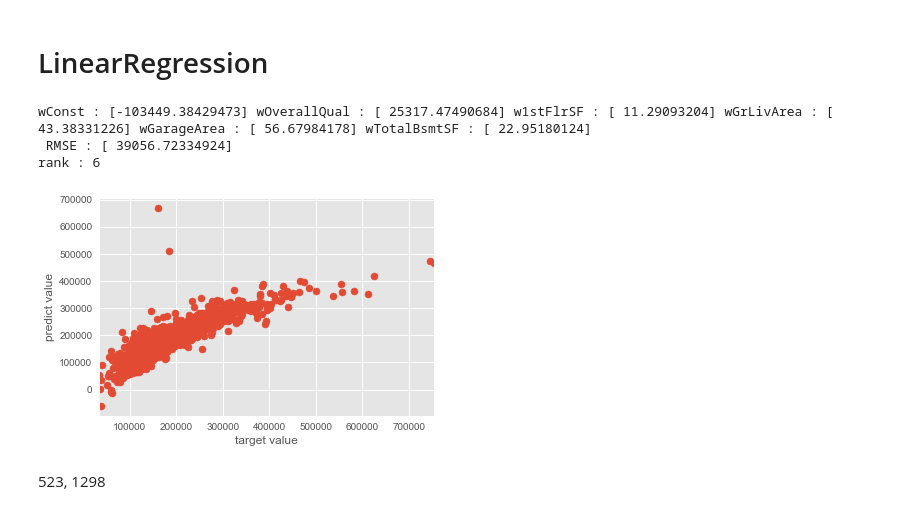
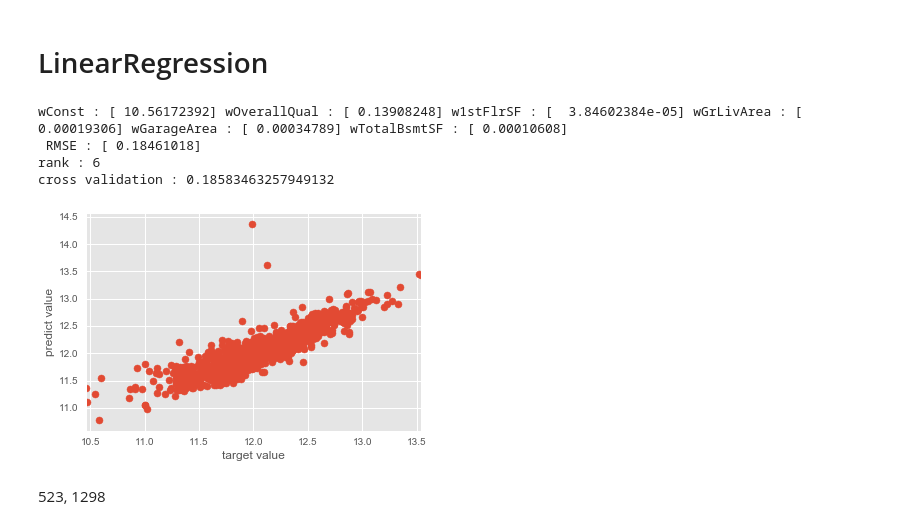
Before and after one commit to wjy5446/house-price-project, a Jupyter notebook: YoonJaeyoung/3-feature-selection.ipynb, the cells around one changed output. Cells and saved outputs as stored; diff of their text form; code cells hidden in the pictures.

Commit message:
make logarithm data

```diff
--- a/YoonJaeyoung/3-feature-selection.ipynb
+++ b/YoonJaeyoung/3-feature-selection.ipynb
@@ -32,5 +34,5 @@ def LinearReg(data, target, *features):
 # %%
 plt.style.use("ggplot")
 # %%
-df_train = pd.read_csv("../data/train.csv")
+df_train = pd.read_csv("../data/new_train.csv")
 df_test = pd.read_csv("../data/test.csv")
@@ -43,12 +39,13 @@ df_train_qual = extractQualFromDF(df_train, include_list = list_quanToqual)
 # %% [markdown]
 # LinearRegression
 # %%
-LinearReg(df_train, "SalePrice", "OverallQual", "1stFlrSF", "GrLivArea", "GarageArea", "TotalBsmtSF")
+LinearReg(df_train, "log_SalePrice", "OverallQual", "1stFlrSF", "GrLivArea", "GarageArea", "TotalBsmtSF")
 # %% [output]
-wConst : [-103449.38429473] wOverallQual : [ 25317.47490684] w1stFlrSF : [ 11.29093204] wGrLivArea : [ 43.38331226] wGarageArea : [ 56.67984178] wTotalBsmtSF : [ 22.95180124]
- RMSE : [ 39056.72334924]
+wConst : [ 10.56172392] wOverallQual : [ 0.13908248] w1stFlrSF : [  3.84602384e-05] wGrLivArea : [ 0.00019306] wGarageArea : [ 0.00034789] wTotalBsmtSF : [ 0.00010608]
+ RMSE : [ 0.18461018]
 rank : 6
+cross validation : 0.18583463257949132
-[figure, old version]
+[figure, new version]
 # %% [markdown]
 523, 1298
 # %% [markdown]
```
Also changed, not shown: parts of 26 cells of this notebook.
